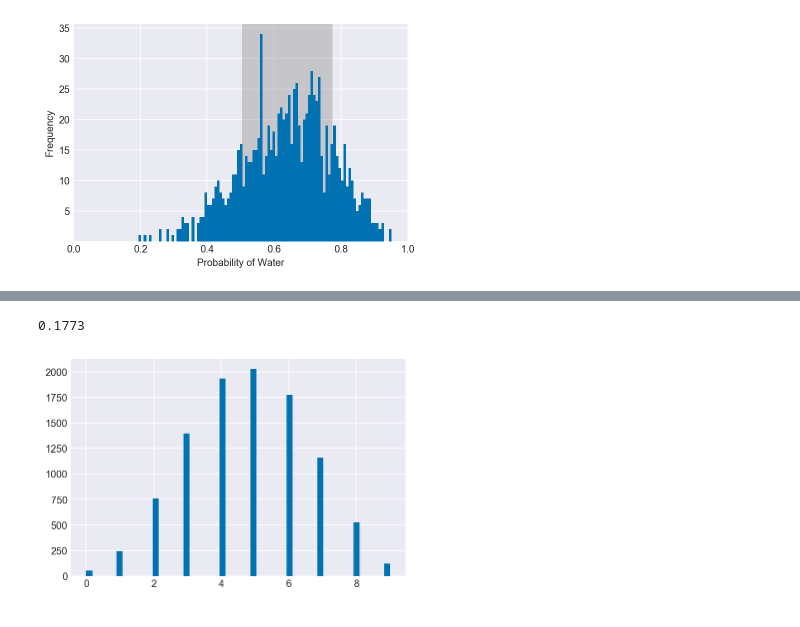
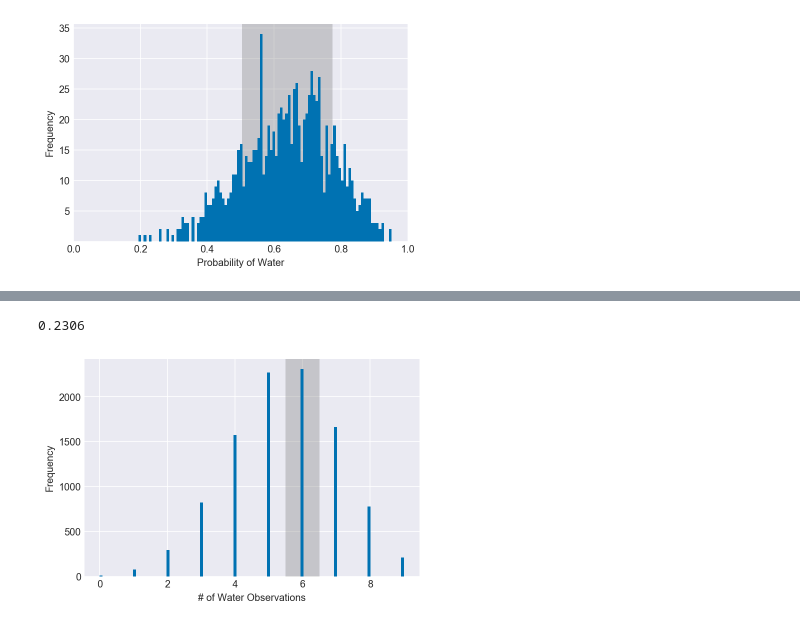
Before and after one commit to PhilipGriffith/RethinkingBayesCode, a Jupyter notebook: Notebooks/Chapter_2_3.ipynb, the cells around one changed output, grey strips where cells are left out. Cells and saved outputs as stored; diff of their text form; code cells hidden in the pictures.

```diff
--- a/Notebooks/Chapter_2_3.ipynb
+++ b/Notebooks/Chapter_2_3.ipynb
@@ -296,2 +286,9 @@ plt.hist(samples, bins=100)
+# %%
+def plot_ppc(ppc, value):
+    fig, ax = plt.subplots()
+    ax.axvspan(value - 0.5, value + 0.5, facecolor='grey', alpha=0.35)
+    ax.hist(ppc, bins=100)
+    plt.xlabel('# of Water Observations')
+    plt.ylabel('Frequency')
 # %%
 ppc = stats.binom.rvs(n=15, size=10000, p=samples)
@@ -302,0 +310,8 @@ np.mean(ppc == 8)
+# %%
+np.random.seed(3)
+size = 1000
+prior = np.where(np.linspace(start=0, stop=1, num=size) < 0.5, 0, 1)
+pg, po, s, t = compute_grid_approximation(prior, success=8, tosses=15)
+plt.plot(pg, po)
+plt.xlabel('Probability of Water')
+plt.ylabel('Density')
@@ -302,0 +321,5 @@ np.mean(ppc == 8)
+# %%
+samples = np.random.choice(pg, p=po, size=10000, replace=True)
+values = az.hdi(samples, hdi_prob=0.9)
+print(values)
+plot_interval(samples, left=values[0], right=values[1])
@@ -303,7 +336,7 @@ np.mean(ppc == 8)
 # %%
-ppc2 = stats.binom.rvs(n=9, size=10000, p=samples)
-plt.hist(ppc2, bins=50)
-np.mean(ppc2 == 6)
+ppc = stats.binom.rvs(n=9, size=10000, p=samples)
+plot_ppc(ppc, 6)
+np.mean(ppc == 6)
 # %% [output]
-0.1773
+0.2306
-[figure, old version]
+[figure, new version]
```
Also changed, not shown: parts of 14 cells of this notebook, 23 other files.
